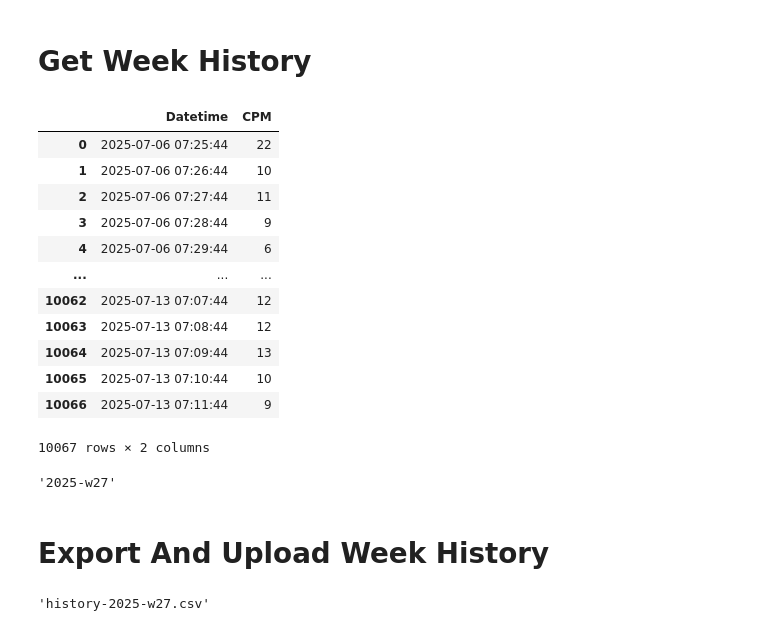
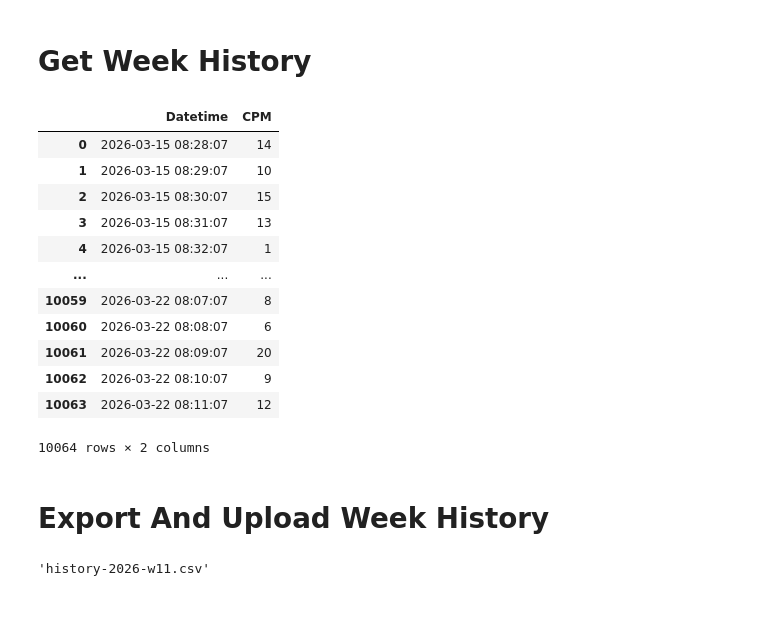
Before and after one commit to matthewjcochran/hnl-rad, a Jupyter notebook: 01-WrangleWeek.ipynb, the cells around one changed output. Drawn from its saved outputs; the diff is of its cells as text; code cells hidden in the pictures.

```diff
--- a/01-WrangleWeek.ipynb
+++ b/01-WrangleWeek.ipynb
@@ -4,43 +4,36 @@ import boto3
 # %% [markdown]
 # Get Week History
 # %%
-kwargs0 = {'parse_dates': ['Date and Time Auto'], 'date_format': '%m/%d/%y %I:%M %p'}
-kwargs1 = {'parse_dates': ['Date and Time Auto'], 'date_format': '%Y-%m-%d %H:%M:%S'}
+raw = 'raw-2026-03-22.csv'
 
-# df0 = pd.read_csv('raw-2025-06-29.csv', **kwargs0)
-# df0 = pd.read_csv('raw-2025-07-06.csv', **kwargs1)
-df0 = pd.read_csv('raw-2025-07-13.csv', **kwargs1)
+df = pandas.read_csv(raw,
+    parse_dates=['Date and Time Auto'],
+    date_format='%Y-%m-%d %H:%M:%S')
 
-# df0
+df = df.rename(columns={
+    'Date and Time Auto': 'Datetime',
+    'Count Rate (counts/sample) Run #1': 'CPM'})
+
+df
+# %% [output]
+|  | Datetime | CPM |
+| 0 | 2026-03-15 08:28:07 | 14 |
+| 1 | 2026-03-15 08:29:07 | 10 |
+| 2 | 2026-03-15 08:30:07 | 15 |
+| 3 | 2026-03-15 08:31:07 | 13 |
+| 4 | 2026-03-15 08:32:07 | 1 |
+| ... | ... | ... |
+| 10059 | 2026-03-22 08:07:07 | 8 |
+| 10060 | 2026-03-22 08:08:07 | 6 |
+| 10061 | 2026-03-22 08:09:07 | 20 |
+| 10062 | 2026-03-22 08:10:07 | 9 |
+| 10063 | 2026-03-22 08:11:07 | 12 |
+10064 rows × 2 columns
-# %%
-week_history = pd.DataFrame()
-week_history['Datetime'] = df0['Date and Time Auto']
-week_history['CPM'] = df0['Count Rate (counts/sample) Run #1']
-week_history
-# %% [output]
-|  | Datetime | CPM |
-| 0 | 2025-07-06 07:25:44 | 22 |
-| 1 | 2025-07-06 07:26:44 | 10 |
-| 2 | 2025-07-06 07:27:44 | 11 |
-| 3 | 2025-07-06 07:28:44 | 9 |
-| 4 | 2025-07-06 07:29:44 | 6 |
-| ... | ... | ... |
-| 10062 | 2025-07-13 07:07:44 | 12 |
-| 10063 | 2025-07-13 07:08:44 | 12 |
-| 10064 | 2025-07-13 07:09:44 | 13 |
-| 10065 | 2025-07-13 07:10:44 | 10 |
-| 10066 | 2025-07-13 07:11:44 | 9 |
-10067 rows × 2 columns
-# %%
-week_name = week_history.iloc[0, 0].strftime('%Y-w%U')
-week_name
-# %% [output]
-'2025-w27'
 # %% [markdown]
 # Export And Upload Week History
-# %%
-file_name = f'history-{week_name}.csv'
-file_name
-# %% [output]
-'history-2025-w27.csv'
+# %%
+history = df.iloc[0, 0].strftime('history-%Y-w%U.csv')
+history
+# %% [output]
+'history-2026-w11.csv'
 # %%
```
Also changed, not shown: parts of 3 cells of this notebook, 1 other file.
